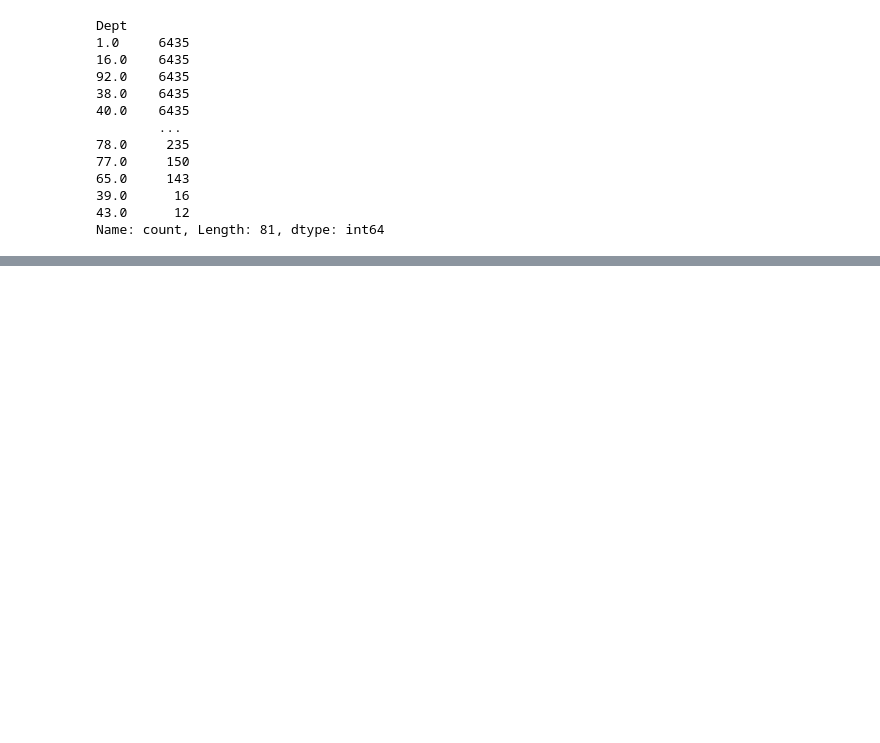
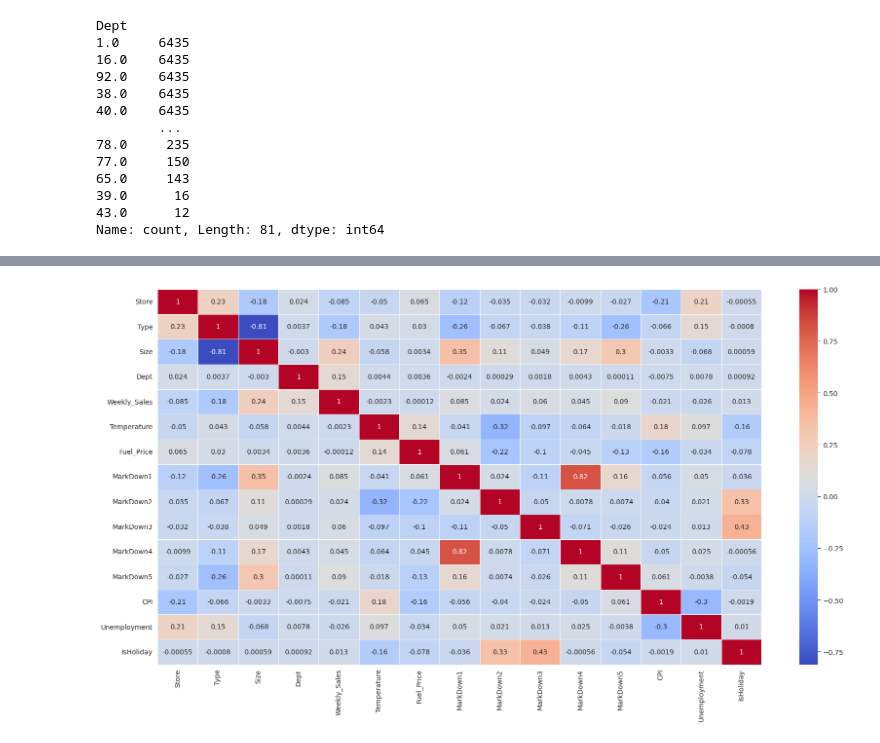
Before and after one commit to SriRamK345/Retail_Sales_Forecast, a Jupyter notebook: Sales_Final_Project.ipynb, the cells around one changed output, grey strips where cells are left out. Drawn from its saved outputs; the diff is of its cells as text; code cells hidden in the pictures; blank space fills up the shorter version.

```diff
--- a/Sales_Final_Project.ipynb
+++ b/Sales_Final_Project.ipynb
@@ -297,0 +419,10 @@ df[numeric_columns].describe()
+# %%
+# encoding for catagorical features into numerical
+df['IsHoliday'] = df['IsHoliday'].map({True:1, False:0})
+df['Type'] = df['Type'].map({'A':1, 'B':2, 'C':3})
+# %%
+plt.figure(figsize=(20,10))
+sns.heatmap(df.corr(), annot=True, cmap='coolwarm',linewidths=0.5)
+plt.show()
+# %% [output]
+[figure, added]
```
Also changed, not shown: parts of 31 cells of this notebook.
